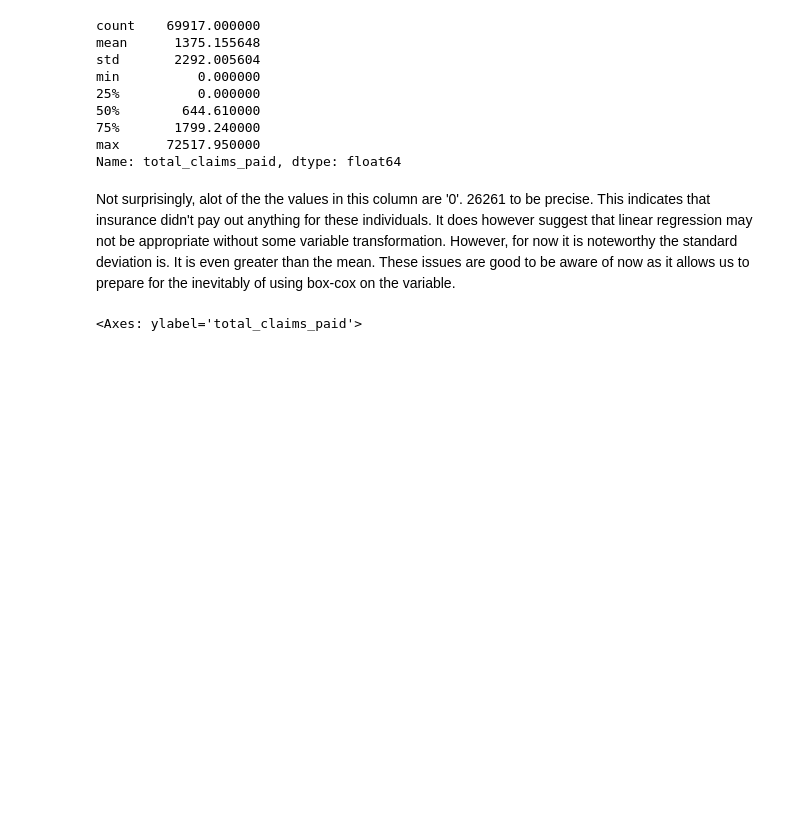
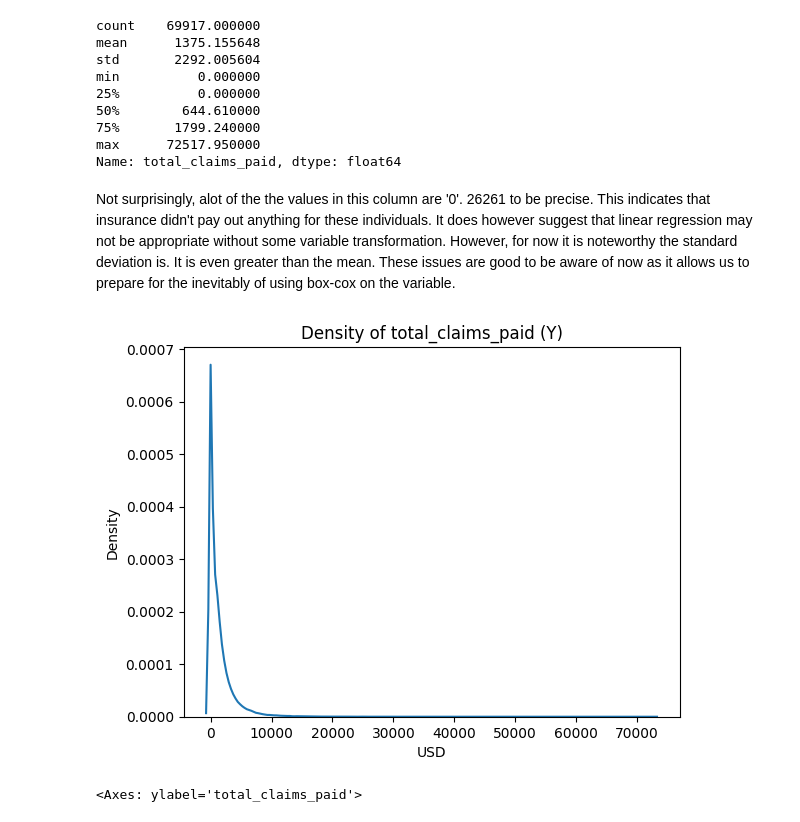
Before and after one commit to jmc8290/dataScienceFoundationsProject, a Jupyter notebook: workbooks/dataCleaning.ipynb, the cells around one changed output. Cells and saved outputs as stored; diff of their text form; code cells hidden in the pictures; blank space fills up the shorter version.

```diff
--- a/workbooks/dataCleaning.ipynb
+++ b/workbooks/dataCleaning.ipynb
@@ -11,7 +11,7 @@ import pandas as pd
 import numpy as np
 from scipy import stats
 # %%
-fulldata = pd.read_csv('data/medical_insurance.csv')
+fulldata = pd.read_csv('../data/medical_insurance.csv')
 fulldata.head()
 # %% [output]
 |  | person_id | age | sex | region | urban_rural | income | education | marital_status | ... |
@@ -150,6 +150,14 @@ max      72517.950000
 Name: total_claims_paid, dtype: float64
 # %% [markdown]
 Not surprisingly, alot of the the values in this column are '0'. 26261 to be precise. This indicates that insurance didn't pay out anything for these individuals. It does however suggest that linear regression may not be appropriate without some variable transformation. However, for now it is noteworthy the standard deviation is. It is even greater than the mean. These issues are good to be aware of now as it allows us to prepare for the inevitably of using box-cox on the variable.
+# %%
+sns.kdeplot(not_missing['total_claims_paid'])
+plt.title('Density of total_claims_paid (Y)')
+plt.xlabel('USD')
+plt.ylabel('Density')
+plt.show()
+# %% [output]
+[figure, added]
 # %%
 sns.boxplot(not_missing['total_claims_paid'])
 # %% [output]
```
Also changed, not shown: 10 other files.
